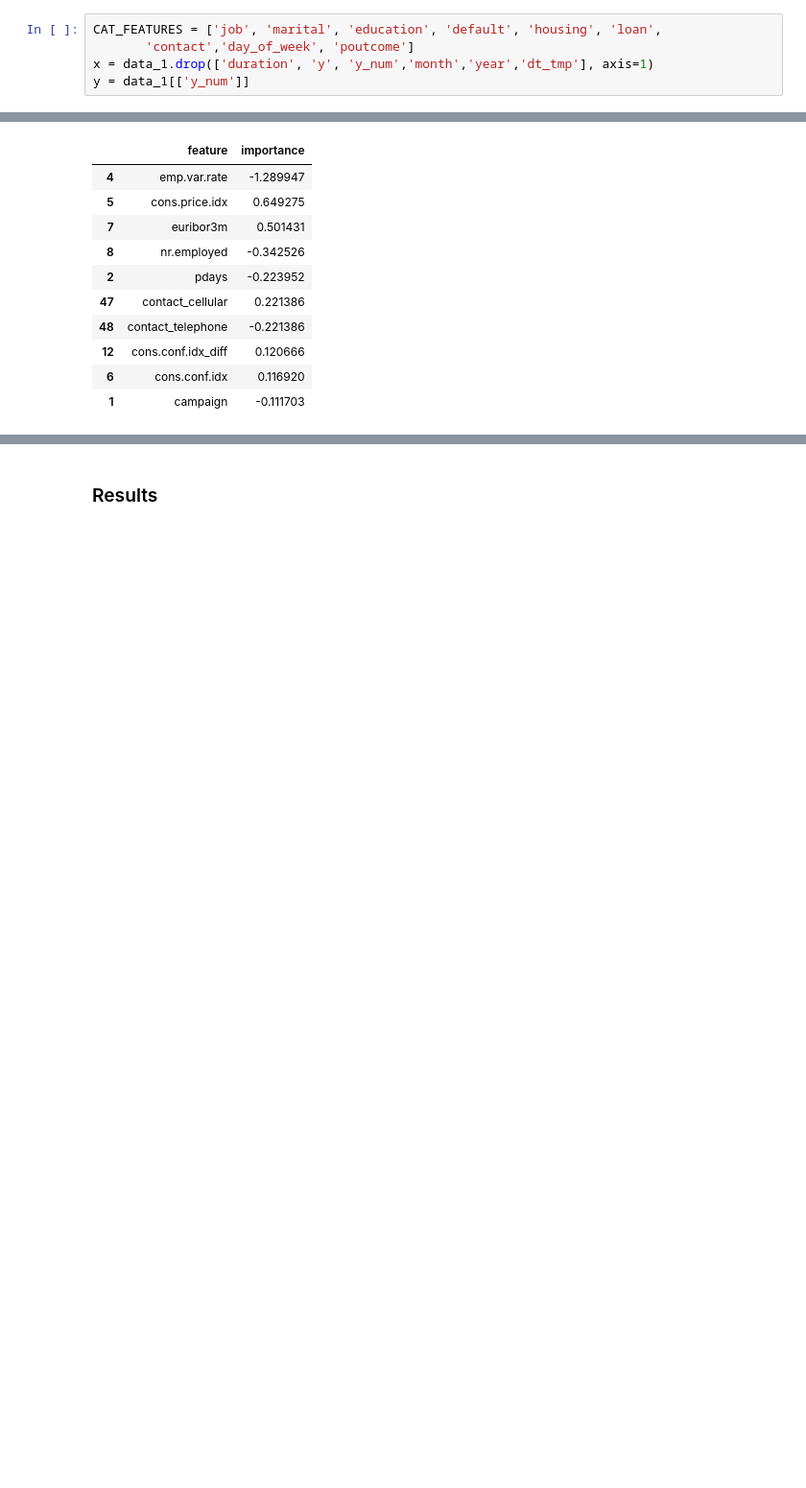
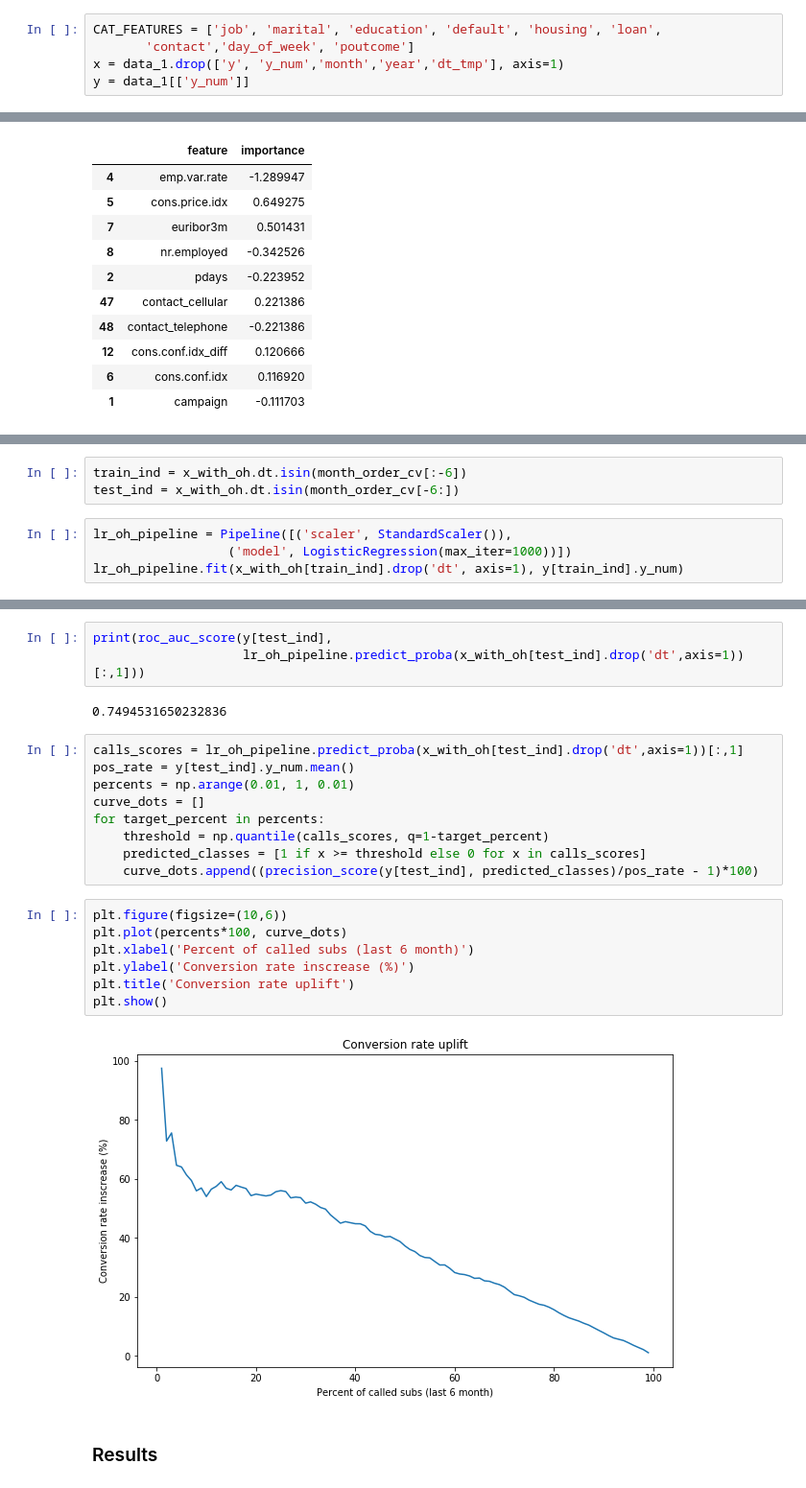
Before and after one commit to yanezh/secret_task, a Jupyter notebook: Task.ipynb, the cells around one changed output, grey strips where cells are left out. Shown at 96% size. Cells and saved outputs as stored; diff of their text form; blank space fills up the shorter version.

Commit message:
added lift curve

```diff
--- a/Task.ipynb
+++ b/Task.ipynb
@@ -405,7 +425,7 @@ I'm absolutely sure that best accuracy will be achieved by using boosting.
 # %%
 CAT_FEATURES = ['job', 'marital', 'education', 'default', 'housing', 'loan',
        'contact','day_of_week', 'poutcome']
-x = data_1.drop(['duration', 'y', 'y_num','month','year','dt_tmp'], axis=1)
+x = data_1.drop(['y', 'y_num','month','year','dt_tmp'], axis=1)
 y = data_1[['y_num']]
 # %%
 def one_hot_transform(x, features):
@@ -594,0 +619,7 @@ feature_imp_df[['feature','importance']].head(10)
+# %%
+train_ind = x_with_oh.dt.isin(month_order_cv[:-6])
+test_ind = x_with_oh.dt.isin(month_order_cv[-6:])
+# %%
+lr_oh_pipeline = Pipeline([('scaler', StandardScaler()),
+                  ('model', LogisticRegression(max_iter=1000))])
+lr_oh_pipeline.fit(x_with_oh[train_ind].drop('dt', axis=1), y[train_ind].y_num)
@@ -595,3 +639,26 @@ feature_imp_df[['feature','importance']].head(10)
+# %%
+print(roc_auc_score(y[test_ind],
+                    lr_oh_pipeline.predict_proba(x_with_oh[test_ind].drop('dt',axis=1))[:,1]))
+# %% [output]
+0.7494531650232836
+# %%
+calls_scores = lr_oh_pipeline.predict_proba(x_with_oh[test_ind].drop('dt',axis=1))[:,1]
+pos_rate = y[test_ind].y_num.mean()
+percents = np.arange(0.01, 1, 0.01)
+curve_dots = []
+for target_percent in percents:
+    threshold = np.quantile(calls_scores, q=1-target_percent)
+    predicted_classes = [1 if x >= threshold else 0 for x in calls_scores]
+    curve_dots.append((precision_score(y[test_ind], predicted_classes)/pos_rate - 1)*100)
+# %%
+plt.figure(figsize=(10,6))
+plt.plot(percents*100, curve_dots)
+plt.xlabel('Percent of called subs (last 6 month)')
+plt.ylabel('Conversion rate inscrease (%)')
+plt.title('Conversion rate uplift')
+plt.show()
+# %% [output]
+[figure, added]
 # %% [markdown]
 <h3>Results</h3>
 # %% [markdown]
```
Also changed, not shown: parts of 15 cells of this notebook.
